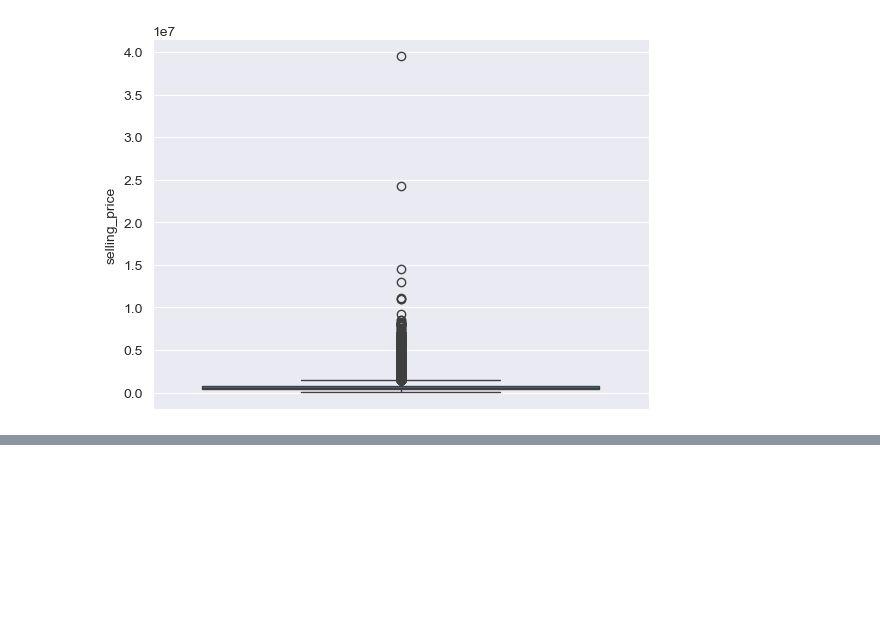
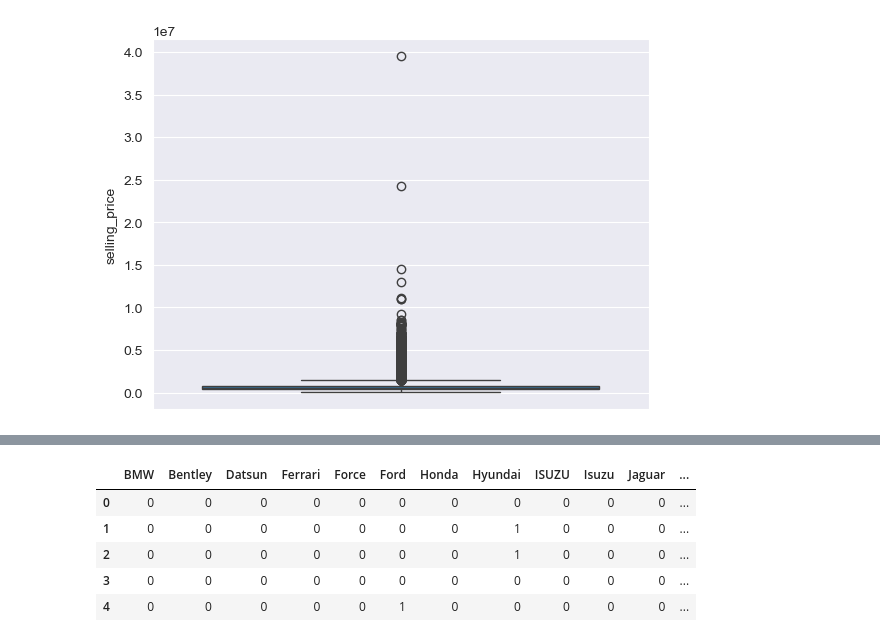
Before and after one commit to rhyanfrazao/proj-predicao-precos-veiculos, a Jupyter notebook: proj-predicao-precos-veiculos.ipynb, the cells around one changed output, grey strips where cells are left out. Cells and saved outputs as stored; diff of their text form; code cells hidden in the pictures; blank space fills up the shorter version.

```diff
--- a/proj-predicao-precos-veiculos.ipynb
+++ b/proj-predicao-precos-veiculos.ipynb
@@ -188,0 +357,4 @@ Os boxplots foram deploráveis.
+# %%
+# Concatenando no dataframe original:
+carros = pd.concat([carros, colunas_vendedor],axis = 1)
+carros.head()
@@ -188,0 +368,4 @@ Os boxplots foram deploráveis.
+# %%
+# Vamos agora dropar a feature original:
+carros = carros.drop('seller_type', axis=1)
+carros.head()
@@ -188,0 +379,4 @@ Os boxplots foram deploráveis.
+# %%
+# Fazendo o mesmo para a feature: fuel_type
+colunas_combustivel = pd.get_dummies(carros['fuel_type'], drop_first=True, dtype=int)
+colunas_combustivel.head()
@@ -188,0 +402,11 @@ Os boxplots foram deploráveis.
+# %%
+# Fazendo o mesmo para a feature: brand
+colunas_marca = pd.get_dummies(carros['brand'], drop_first=True, dtype=int)
+colunas_marca.head()
+# %% [output]
+|  | BMW | Bentley | Datsun | Ferrari | Force | Ford | Honda | Hyundai | ISUZU | Isuzu | Jaguar | ... |
+| 0 | 0 | 0 | 0 | 0 | 0 | 0 | 0 | 0 | 0 | 0 | 0 | ... |
+| 1 | 0 | 0 | 0 | 0 | 0 | 0 | 0 | 1 | 0 | 0 | 0 | ... |
+| 2 | 0 | 0 | 0 | 0 | 0 | 0 | 0 | 1 | 0 | 0 | 0 | ... |
+| 3 | 0 | 0 | 0 | 0 | 0 | 0 | 0 | 0 | 0 | 0 | 0 | ... |
+| 4 | 0 | 0 | 0 | 0 | 0 | 1 | 0 | 0 | 0 | 0 | 0 | ... |
```
Also changed, not shown: parts of 70 cells of this notebook.
